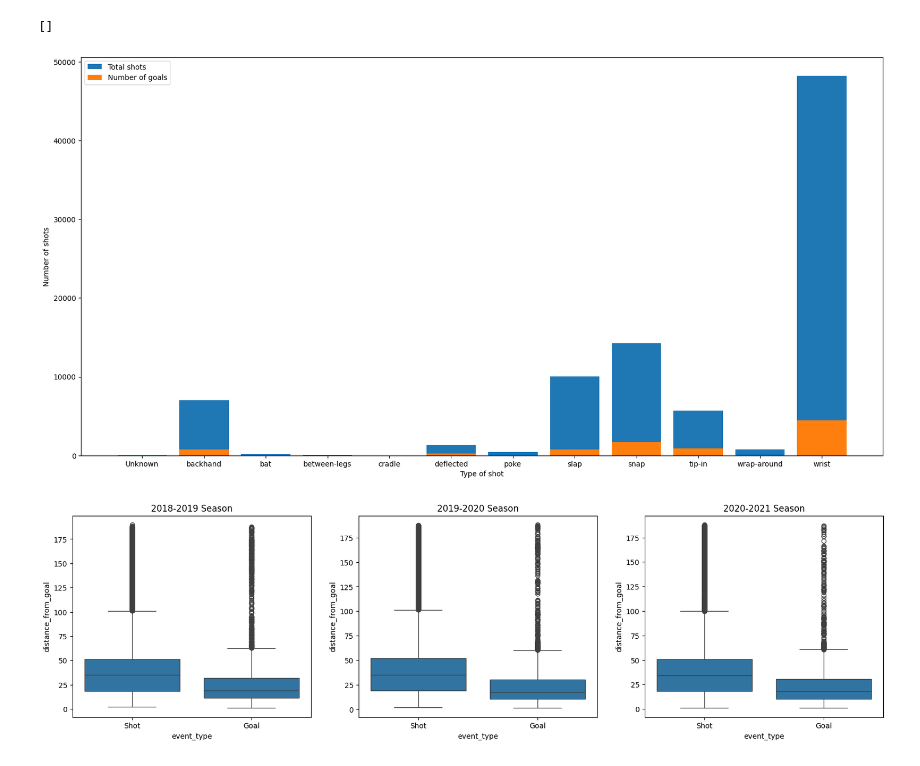
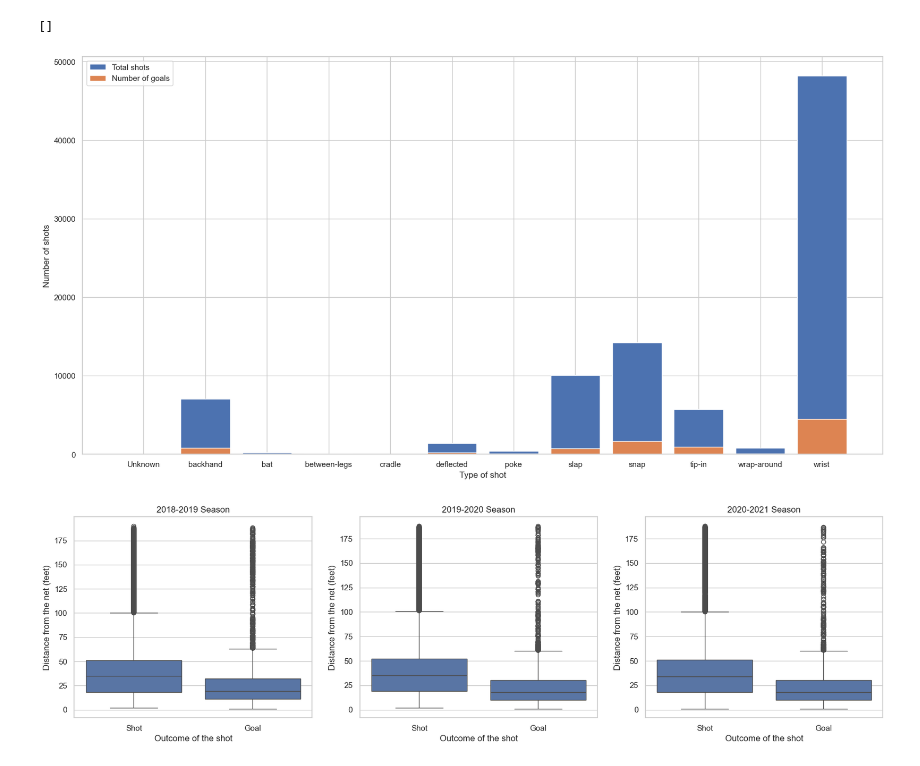
Before and after one commit to SlimeOverlord/nhl-data-analysis, a Jupyter notebook: ift6758/visualizations/simple_visualizations.ipynb, the cells around one changed output. Drawn from its saved outputs; the diff is of its cells as text; code cells hidden in the pictures.

Commit message:
simple_visualizations almost done

```diff
--- a/ift6758/visualizations/simple_visualizations.ipynb
+++ b/ift6758/visualizations/simple_visualizations.ipynb
@@ -49,21 +49,21 @@ tip-in               5726    908
 wrap-around           778     61
 wrist               48198   4451
 # %%
-# Maybe modify the plot, it's the best one I found so far
+sns.set_theme(style="whitegrid")
 
 plt.figure(figsize=(20,10))
 
 plt.bar(shots_df.index, shots_df["total_shots"], label="Total shots")
 plt.bar(shots_df.index, shots_df["goals"], label="Number of goals")
 
 plt.xlabel("Type of shot")
 plt.ylabel("Number of shots")
 #plt.yscale("log")
 plt.legend()
 plt.plot()
 # %% [output]
 []
-[figure, old version]
+[figure, new version]
 # %%
 ########### a ###########
 # %%
@@ -97,20 +97,28 @@ for df in dfArray:
 # %%
 # Now, we plot the points for each of the seasons according to the distance to the goal
+sns.set_theme(style="whitegrid")
+
 fig, ax = plt.subplots(1, 3, figsize=(20, 5))
 
 # Plotting the 2018-2019 season
 sns.boxplot(x="event_type", y="distance_from_goal", data=df_2018, ax=ax[0])
 ax[0].set_title("2018-2019 Season")
+ax[0].set_xlabel("Outcome of the shot")
+ax[0].set_ylabel("Distance from the net (feet)")
 
 # Plotting the 2019-2020 season
 sns.boxplot(x="event_type", y="distance_from_goal", data=df_2019, ax=ax[1])
 ax[1].set_title("2019-2020 Season")
+ax[1].set_xlabel("Outcome of the shot")
+ax[1].set_ylabel("Distance from the net (feet)")
 ax[1].invert_xaxis()
 
 # Plotting the 2020-2021 season
 sns.boxplot(x="event_type", y="distance_from_goal", data=df_2020, ax=ax[2])
 ax[2].set_title("2020-2021 Season")
+ax[2].set_xlabel("Outcome of the shot")
+ax[2].set_ylabel("Distance from the net (feet)")
 
 plt.show()
 # %% [output]
-[figure, old version]
+[figure, new version]
```
Also changed, not shown: parts of 7 cells of this notebook.
